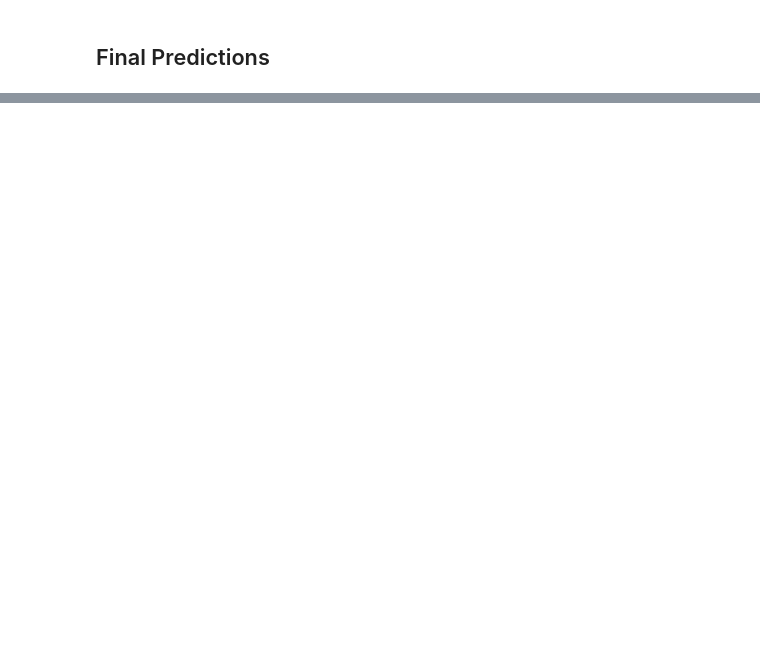
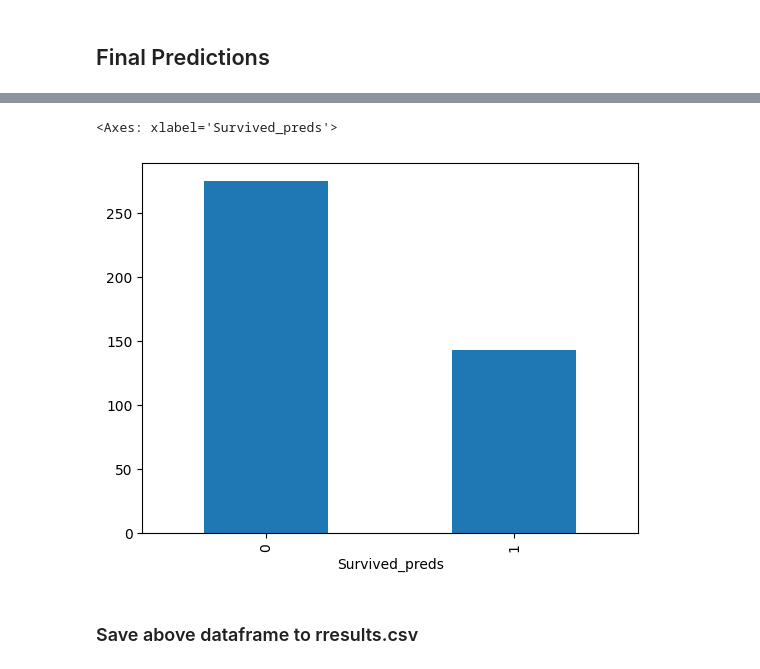
Before and after one commit to RudraBallal/Machine-Learning-2, a Jupyter notebook: Gradient Boosting Classifier/GBC.ipynb, the cells around one changed output, grey strips where cells are left out. Drawn from its saved outputs; the diff is of its cells as text; code cells hidden in the pictures; blank space fills up the shorter version.

```diff
--- a/Gradient Boosting Classifier/GBC.ipynb
+++ b/Gradient Boosting Classifier/GBC.ipynb
@@ -489,0 +491,3 @@ array([0.08567208, 0.40189729, 0.25569721, 0.16184448, 0.53788771,
+# %%
+df_results = xnew[['PassengerId']]
+df_results
@@ -489,0 +508,3 @@ array([0.08567208, 0.40189729, 0.25569721, 0.16184448, 0.53788771,
+# %%
+df_results['Survived_preds'] = preds
+df_results['Survived_probs'] = prob
@@ -489,0 +527,7 @@ array([0.08567208, 0.40189729, 0.25569721, 0.16184448, 0.53788771,
+# %%
+df_results['Survived_preds'].value_counts().plot(kind='bar')
+# %% [output]
+<Axes: xlabel='Survived_preds'>
+[figure, added]
+# %% [markdown]
+### Save above dataframe to rresults.csv
```
Also changed, not shown: parts of 18 cells of this notebook.
